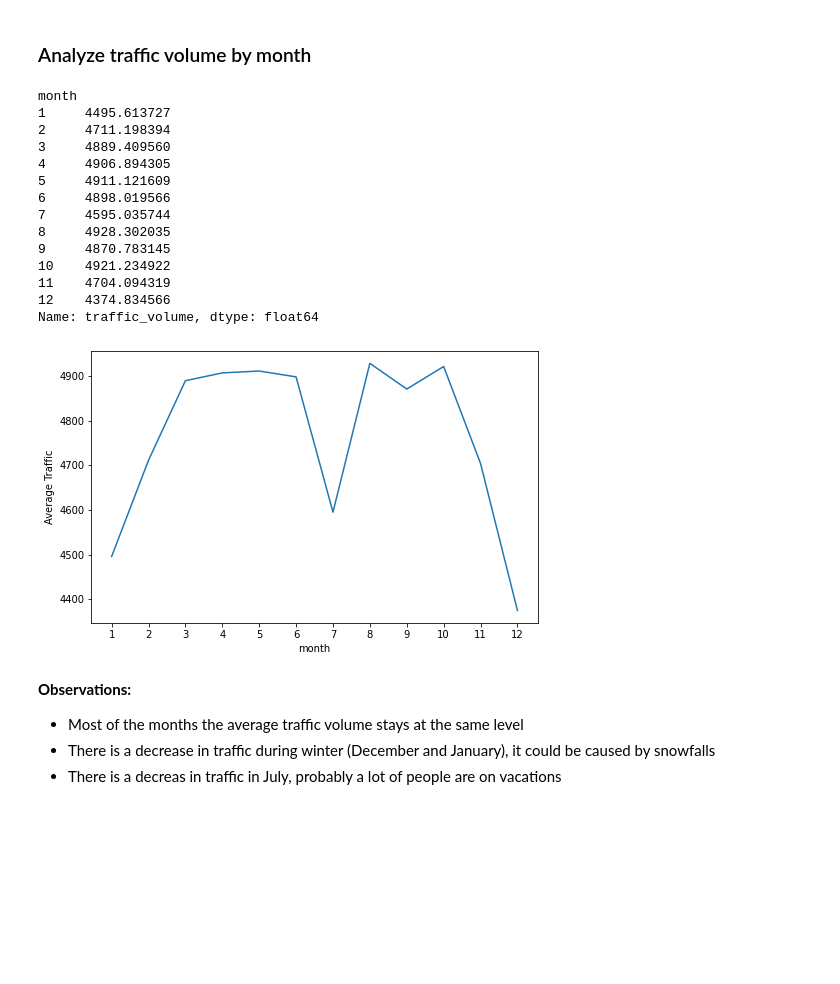
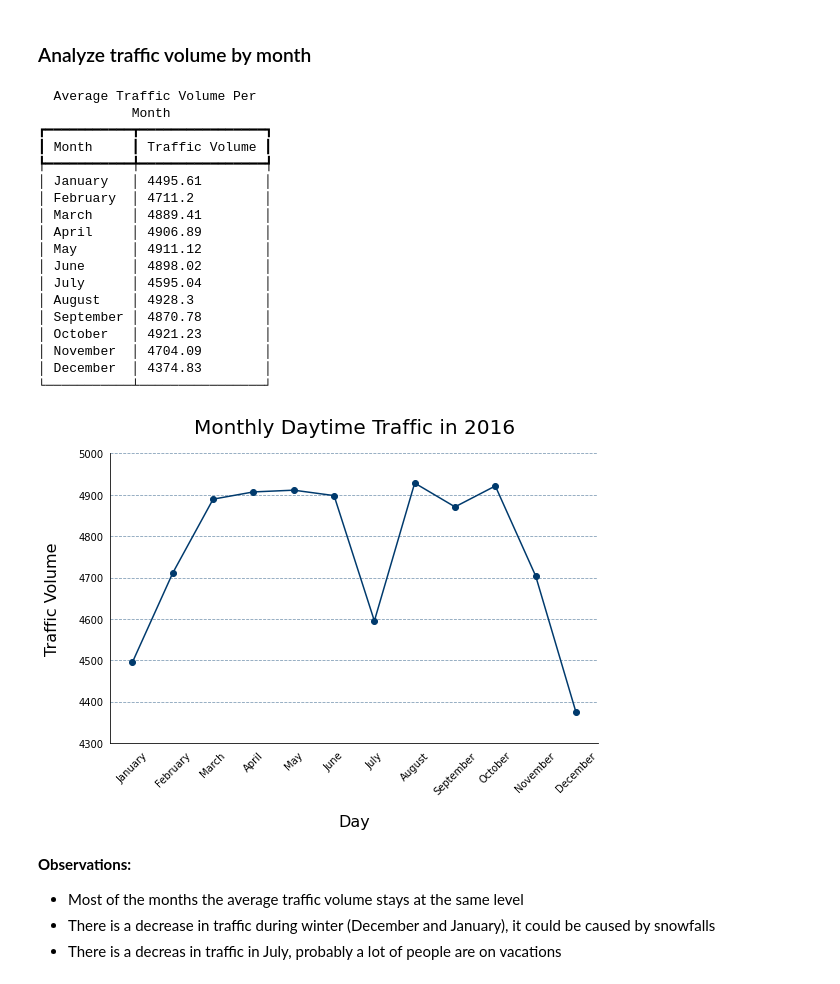
Before and after one commit to grzesiek154/PythonDataScience, a Jupyter notebook: Dataquest/Projects/MetroTraffic/MetroTrafficAnalysis.ipynb, the cells around one changed output. Saved outputs shown, nothing was run; the diff lists cells and outputs as text; code cells hidden in the pictures; blank space fills up the shorter version.

```diff
--- a/Dataquest/Projects/MetroTraffic/MetroTrafficAnalysis.ipynb
+++ b/Dataquest/Projects/MetroTraffic/MetroTrafficAnalysis.ipynb
@@ -286,29 +317,32 @@ We will analyze the traffic volume by three factors:
 # %%
 day['month'] = day['date_time'].dt.month
 by_month = day.groupby('month').mean()
-by_month['traffic_volume']
+by_month['traffic_volume'].rename(index= lambda x: calendar.month_name[x], inplace=True)
+print_in_table(by_month['traffic_volume'], "Average Traffic Volume Per Month", ["Month", "Traffic Volume"])
 # %% [output]
-month
-1     4495.613727
-2     4711.198394
-3     4889.409560
-4     4906.894305
-5     4911.121609
-6     4898.019566
-7     4595.035744
-8     4928.302035
-9     4870.783145
-10    4921.234922
-11    4704.094319
-12    4374.834566
-Name: traffic_volume, dtype: float64
+  Average Traffic Volume Per
+            Month
+┏━━━━━━━━━━━┳━━━━━━━━━━━━━━━━┓
+┃ Month     ┃ Traffic Volume ┃
+┡━━━━━━━━━━━╇━━━━━━━━━━━━━━━━┩
+│ January   │ 4495.61        │
+│ February  │ 4711.2         │
+│ March     │ 4889.41        │
+│ April     │ 4906.89        │
+│ May       │ 4911.12        │
+│ June      │ 4898.02        │
+│ July      │ 4595.04        │
+│ August    │ 4928.3         │
+│ September │ 4870.78        │
+│ October   │ 4921.23        │
+│ November  │ 4704.09        │
+│ December  │ 4374.83        │
+└───────────┴────────────────┘
-# %%
-by_month['traffic_volume'].plot(figsize=(8,5))
-plt.xticks(range(1,13,1))
-plt.ylabel('Average Traffic')
-plt.show()
-# %% [output]
-[figure, removed]
+# %%
+by_month_ax = plt.subplots(figsize = (8,6), tight_layout=True)[1]
+create_line_chart(by_month['traffic_volume'], "Monthly Daytime Traffic in 2016", "Day",by_month_ax , (4300, 5000))
+# %% [output]
+[figure, added]
 # %% [markdown]
 **Observations:**
 * Most of the months the average traffic volume stays at the same level
```
Also changed, not shown: parts of 30 cells of this notebook, 38 other files.
